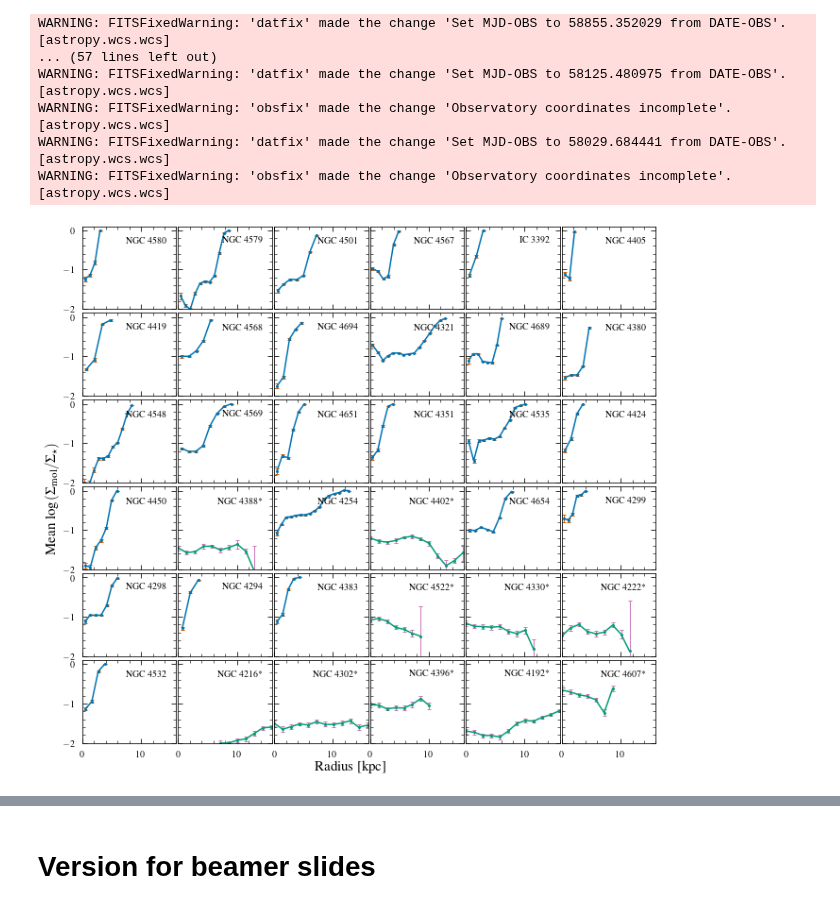
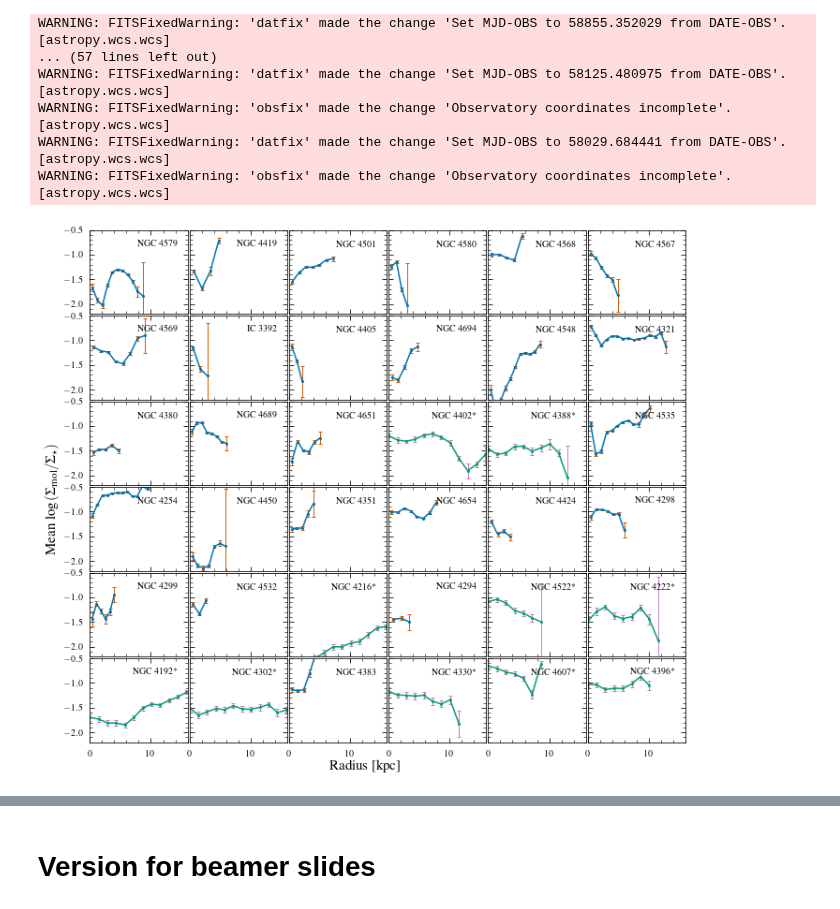
Before and after one commit to BearBearCodes/coop_f2021, a Jupyter notebook: galaxies/gas_fraction/gas_fraction.ipynb, the cells around one changed output, grey strips where cells are left out. Saved outputs shown, nothing was run; the diff lists cells and outputs as text; code cells hidden in the pictures.

Commit message:
alternate versions of gas fraction mosaics

```diff
--- a/galaxies/gas_fraction/gas_fraction.ipynb
+++ b/galaxies/gas_fraction/gas_fraction.ipynb
@@ -294,7 +295,7 @@ def get_gas_frac_rp(
 #
 # Load VERTICO gas density radial profiles (to get n_annuli)
 #
-with open("/arc/home/IsaacCheng/coop_f2021/galaxies/gas_densities/gas_density_i_corr_allVERTICO.pkl", "rb") as f:
+with open("/arc/home/IsaacCheng/coop_f2021/galaxies/gas_densities/gas_density_i_corr_allVERTICO_noIncludeBad.pkl", "rb") as f:
     file = dill.load(f)
     vertico_gals = file["galaxies"]
     vertico_inclinations = file["inclinations"]
@@ -322,7 +323,7 @@ print(GALAXIES)
 with Pool(processes=None) as p:
     radial_profiles, centers, annulus_widths_arcsec = zip(
         *p.starmap(
-            get_gas_frac_rp, zip(GALAXIES, INCLINATIONS, POSITION_ANGLES, n_annulis)
+            get_gas_frac_rp, zip(GALAXIES, INCLINATIONS, POSITION_ANGLES, n_annulis, repeat(False))
         )
     )
 radial_profiles = list(radial_profiles)
@@ -375,7 +374,7 @@ print(annulus_widths_arcsec)
 <class 'list'>
 [9.000000000241199, 8.9954624086524, 9.000000000381599, 9.0000000004176, 9.00000000045, 9.0000000004068, 9.000000000396001, 9.000000000234001, 9.0000000001512, 10.185912137779201, 9.000000000327601, 9 ...
 # %%
-gas_fraction_outfile = GAS_FRAC_PATH + "gas_fraction_i_corr_NGVS-VERTICO_noNorm.pkl"
+gas_fraction_outfile = GAS_FRAC_PATH + "gas_fraction_i_corr_NGVS-VERTICO_noNorm_noIncludeBad.pkl"
 with open(gas_fraction_outfile, "wb") as f:
     dill.dump(
         {
@@ -1088,10 +1087,16 @@ NGVS_DECR_MEDIAN_M_DENSITY_IDX = np.array(
     ]
 )  # only considered finite SNRs >= 30 and treated each Voronoi bin as 1 pixel. All data corrected for inclination
 # %%
+PLOT_INCLUDE_BAD = False  # determines pickle file to use
+#
+if PLOT_INCLUDE_BAD:
+    incl_bad_str = ""
+else:
+    incl_bad_str = "_noIncludeBad"
 #
 # Load data
 #
-gas_fraction_outfile = GAS_FRAC_PATH + "gas_fraction_i_corr_NGVS-VERTICO_noNorm.pkl"
+gas_fraction_outfile = GAS_FRAC_PATH + f"gas_fraction_i_corr_NGVS-VERTICO_noNorm{incl_bad_str}.pkl"
 with open(gas_fraction_outfile, "rb") as f:
     file = dill.load(f)
     galaxies = file["galaxies"]
@@ -1138,8 +1143,8 @@ WARNING: FITSFixedWarning: 'obsfix' made the change 'Observatory coordinates inc
 # %%
 # MOSAIC OF GAS FRACTION DATA
 
-fig, axs = plt.subplots(nrows=6, ncols=6, figsize=(9, 8), sharex=True, sharey=True)
-for ax, galname, i in zip(axs.flatten(), galaxies_to_plot[NGVS_DECR_MEDIAN_M_DENSITY_IDX], inclinations[NGVS_DECR_MEDIAN_M_DENSITY_IDX]):
+fig, axs = plt.subplots(nrows=6, ncols=6, figsize=(9.5, 8), sharex=True, sharey=True)
+for ax, galname, i in zip(axs.flatten(), galaxies_to_plot[NGVS_DECR_MEAN_M_DENSITY_IDX], inclinations[NGVS_DECR_MEAN_M_DENSITY_IDX]):
     is_high_i = i >= i_threshold
     galidx = np.where(galaxies == galname)[0]
     if galidx.size != 1:
@@ -1154,39 +1159,39 @@ for ax, galname, i in zip(axs.flatten(), galaxies_to_plot[NGVS_DECR_MEDIAN_M_DEN
     ebar = ax.errorbar(
         x=radius_kpc[galidx],
         y=radial_profiles[galidx].avg_data,
         yerr=radial_profiles[galidx].avg_data_err,
         fmt="-o",
         markersize=2,
         color=tmp_color,
         ecolor=tmp_ecolor,
         elinewidth=1,
         capsize=2,
     )
     # ax.set_ylim(-1.6, 1.5)  # if did not use _noNorm file
-    ax.set_ylim(-2, 0.1)  # if used _noNorm file
+    # ax.set_ylim(-2, 0.1)  # if used _noNorm file
+    ax.set_ylim(-2.2, -0.5)  # if used _noIncludeBad file
     ax.set_xlim(0, 16)
-    pu.set_aspect(ax, 0.88, logx=False, logy=False)
+    pu.set_aspect(ax, 0.86, logx=False, logy=False)
     # Galaxy name in top right corner + add space between letters and numbers in galname
     high_i_str = "*" if is_high_i else ""
     ax.text(0.9, 0.8, re.sub(r"(\d+)", " \\1", galname) + high_i_str, c="k", ha="right", transform=ax.transAxes)
     ax.grid(False)
 
 fig.text(0.5, 0.0, "Radius [kpc]", ha="center", fontsize=15)
 fig.text(
     0.0,
     0.5,
     f"{avg_function.capitalize()} " + r"$\log\left(\Sigma_{\rm mol} / \Sigma_\star\right)$",
     va="center",
     rotation="vertical",
     fontsize=15,
 )
 #
-# fig.tight_layout(pad=0)
-plt.subplots_adjust(left=0.06, right=1.0, bottom=0.05, top=1.0, wspace=0.005, hspace=0.05)
-# fig.savefig(GAS_FRAC_PATH + "gas_fraction_i_corr_NGVS-VERTICO_DecrMedianSigmaStar_noNorm.pdf")
+plt.subplots_adjust(left=0.07, right=1.0, bottom=0.05, top=1.0, wspace=0.015, hspace=0.02)
+# fig.savefig(GAS_FRAC_PATH + f"gas_fraction_i_corr_NGVS-VERTICO_DecrMeanSigmaStar_noNorm{incl_bad_str}.pdf")
 plt.show()
 # %% [output]
-[figure, old version]
+[figure, new version]
 # %%
 # MOSAIC OF GAS FRACTION UNCERTAINTIES
 
```
Also changed, not shown: parts of 6 cells of this notebook, 9 other files.
